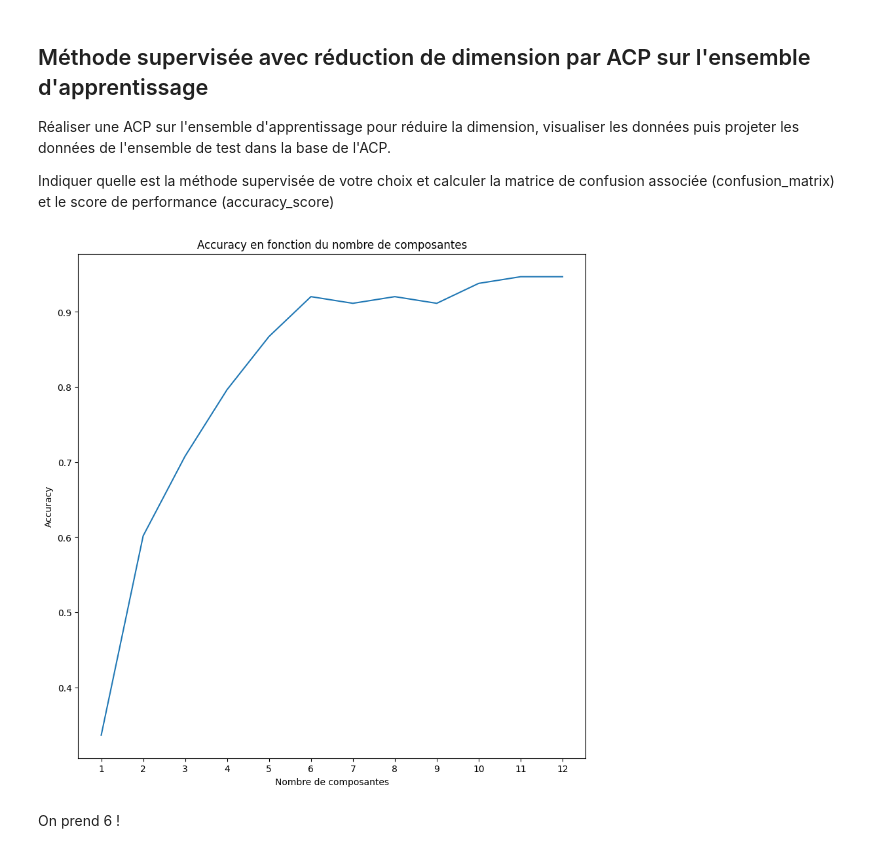
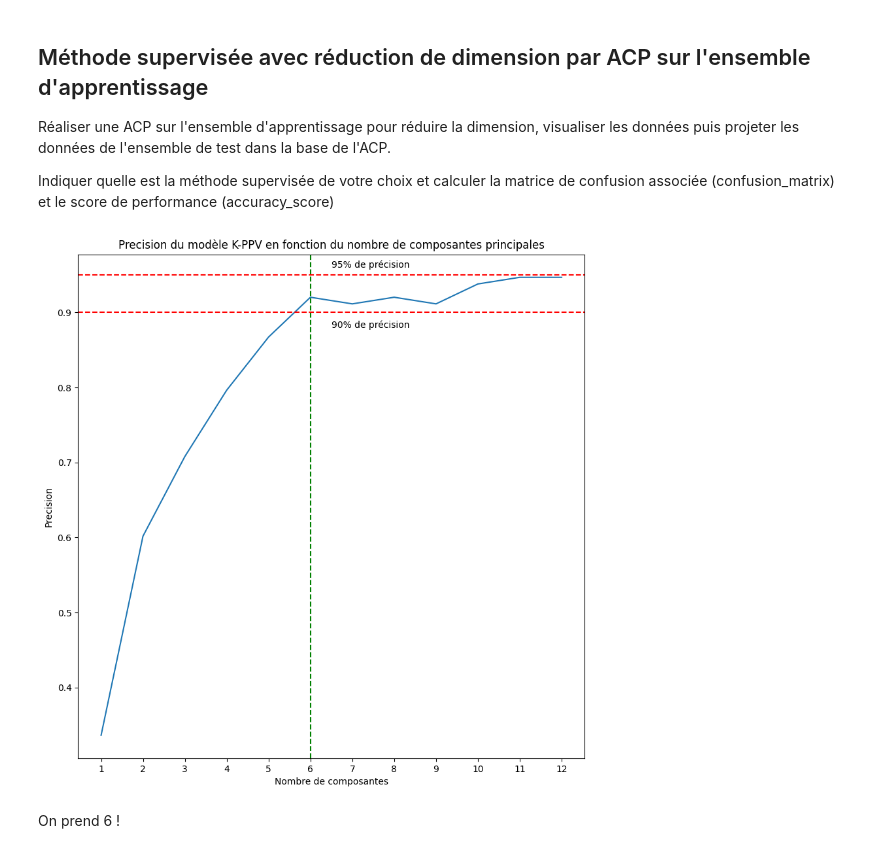
Before and after one commit to HDwayne/Projet_BeatBox, a Jupyter notebook: ProjetBeatbox.ipynb, the cells around one changed output. Saved outputs shown, nothing was run; the diff lists cells and outputs as text; code cells hidden in the pictures.

```diff
--- a/ProjetBeatbox.ipynb
+++ b/ProjetBeatbox.ipynb
@@ -274,20 +294,26 @@ def ACP(X_train, X_test, n_components):
 # %%
 res = []
 for i in range(1, 13):
   X_train_pca, X_test_pca = ACP(X_train, X_test, i)
   y_pred_kppv_pca = kppv(X_train_pca, y_train, X_test_pca, 3)
   accuracy_kppv_pca = accuracy_score(y_test, y_pred_kppv_pca)
   res.append(accuracy_kppv_pca)
 
 plt.figure(figsize=(10, 10))
-plt.title('Accuracy en fonction du nombre de composantes')
+plt.title('Precision du modèle K-PPV en fonction du nombre de composantes principales')
 plt.xlabel('Nombre de composantes')
-plt.ylabel('Accuracy')
+plt.ylabel('Precision')
 plt.plot(range(1, 13), res)
 plt.xticks(np.arange(1, 13, 1))
+plt.axvline(x=6, color='g', linestyle='--')
+plt.axhline(y=0.90, color='r', linestyle='--')
+plt.text(6.5, 0.88, '90% de précision')
+plt.axhline(y=0.95, color='r', linestyle='--')
+plt.text(6.5, 0.96, '95% de précision')
+
 plt.show()
 # %% [output]
-[figure, old version]
+[figure, new version]
 # %% [markdown]
 On prend 6 !
 # %%
```
Also changed, not shown: parts of 4 cells of this notebook, 3 other files.
